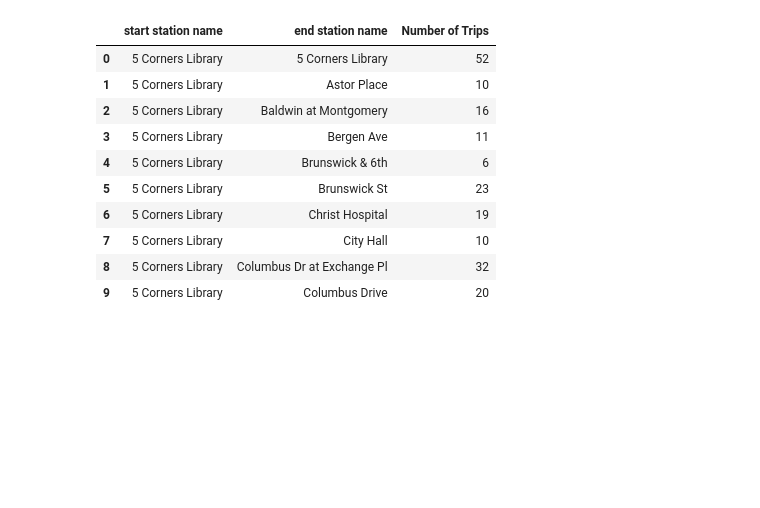
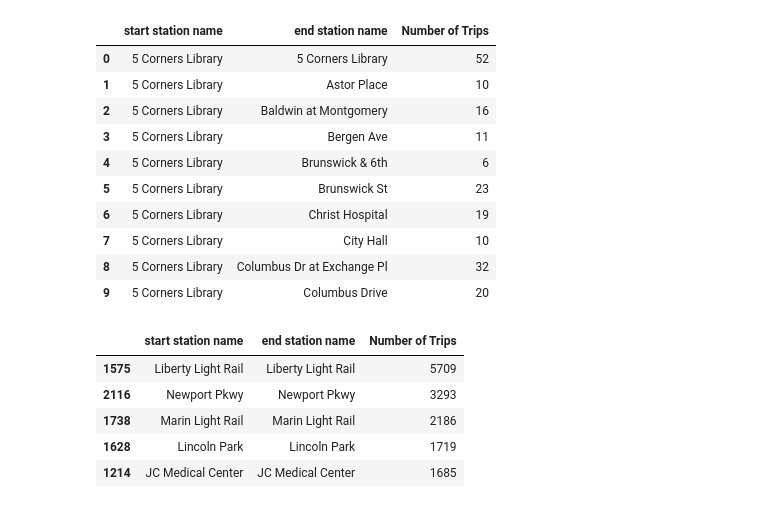
Before and after one commit to tnatoli29/Project_1, a Jupyter notebook: CitiBike/CitiBike 2020 Merge.ipynb, the cells around one changed output. Saved outputs shown, nothing was run; the diff lists cells and outputs as text; code cells hidden in the pictures; blank space fills up the shorter version.

```diff
--- a/CitiBike/CitiBike 2020 Merge.ipynb
+++ b/CitiBike/CitiBike 2020 Merge.ipynb
@@ -381,3 +381,18 @@ most_popular_routes_df.head(10)
 | 7 | 5 Corners Library | City Hall | 10 |
 | 8 | 5 Corners Library | Columbus Dr at Exchange Pl | 32 |
 | 9 | 5 Corners Library | Columbus Drive | 20 |
+# %%
+#top 5 most popular routes
+
+most_popular_routes_df = combined2020_CitiBike_df8.groupby(['start station name',
+                                                            'end station name'])\
+                                                            .size().reset_index(name = 'Number of Trips')
+most_popular_routes_df = most_popular_routes_df.sort_values(["Number of Trips"], ascending = False)
+most_popular_routes_df.head()
+# %% [output]
+|  | start station name | end station name | Number of Trips |
+| 1575 | Liberty Light Rail | Liberty Light Rail | 5709 |
+| 2116 | Newport Pkwy | Newport Pkwy | 3293 |
+| 1738 | Marin Light Rail | Marin Light Rail | 2186 |
+| 1628 | Lincoln Park | Lincoln Park | 1719 |
+| 1214 | JC Medical Center | JC Medical Center | 1685 |
```
